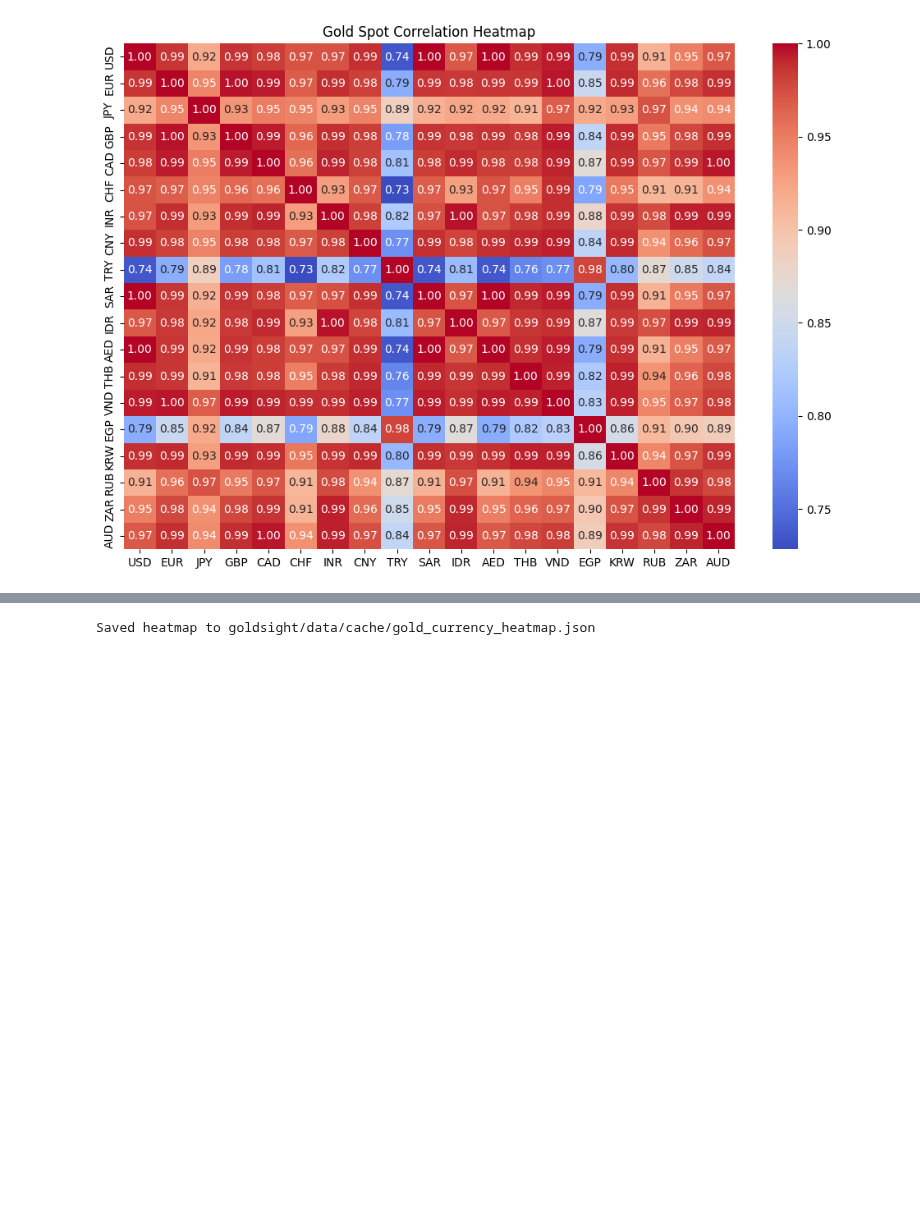
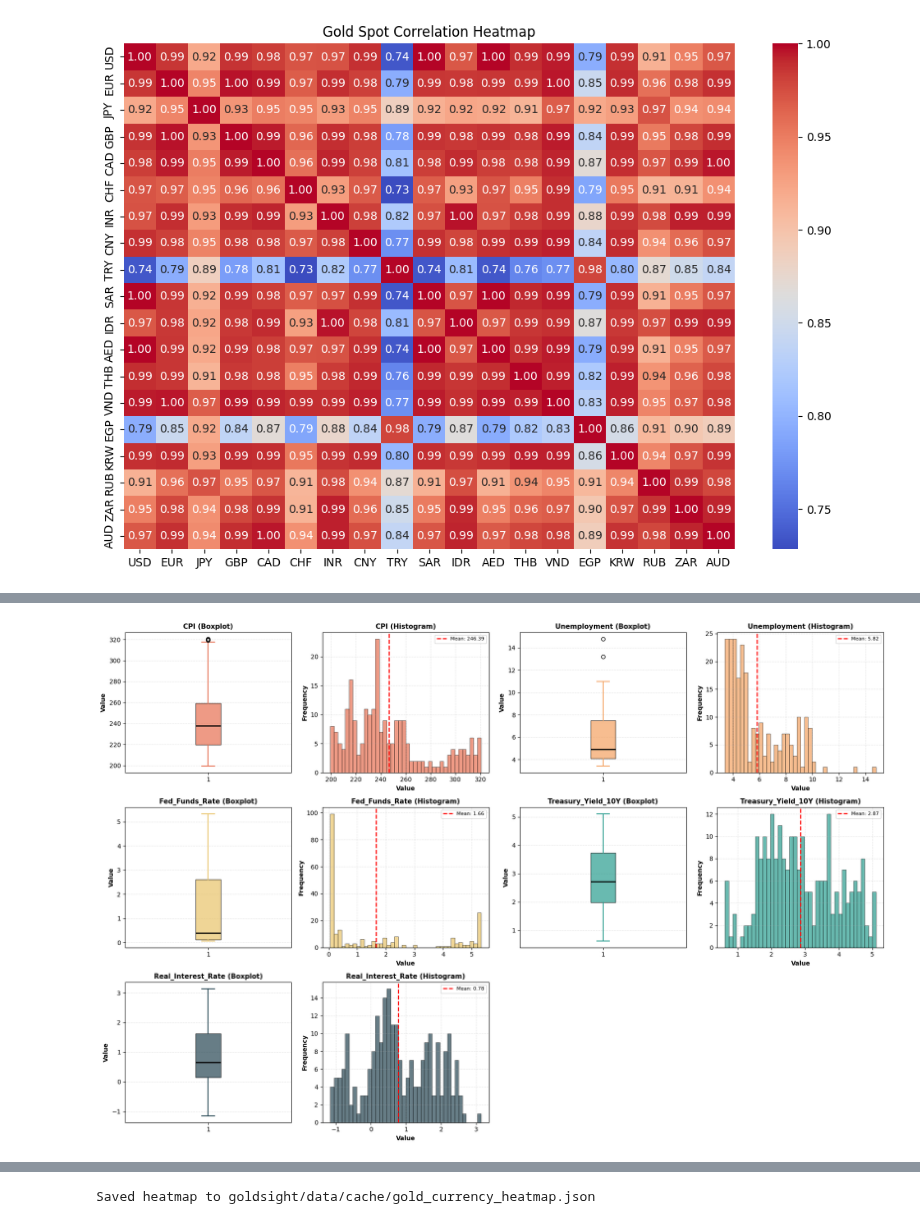
Before and after one commit to HuyPham171-hub/gold-price-prediction, a Jupyter notebook: notebooks/explore.ipynb, the cells around one changed output, grey strips where cells are left out. Cells and saved outputs as stored; diff of their text form; code cells hidden in the pictures; blank space fills up the shorter version.

```diff
--- a/notebooks/explore.ipynb
+++ b/notebooks/explore.ipynb
@@ -181,0 +304,40 @@ plt.show()
+# %%
+# 5. Macroeconomic Indicators Distribution
+macro_features = ['CPI', 'Unemployment', 'Fed_Funds_Rate', 'Treasury_Yield_10Y', 'Real_Interest_Rate']
+macro_colors = ['#E76F51', '#F4A261', '#E9C46A', '#2A9D8F', '#264653']
+
+fig, axes = plt.subplots(3, 4, figsize=(18, 12))
+
+for idx, (feature, color) in enumerate(zip(macro_features, macro_colors)):
+    row, col = divmod(idx * 2, 4)
+
+    if row < 3 and col < 4:
+        axes[row, col].boxplot(combined[feature].dropna(), vert=True, patch_artist=True,
+                               boxprops=dict(facecolor=color, alpha=0.7),
+                               medianprops=dict(color='black', linewidth=2),
+                               whiskerprops=dict(color=color, linewidth=1.5),
+                               capprops=dict(color=color, linewidth=1.5))
+        axes[row, col].set_ylabel('Value', fontsize=10, fontweight='bold')
+        axes[row, col].set_title(f'{feature} (Boxplot)', fontsize=11, fontweight='bold')
+        axes[row, col].grid(axis='y', alpha=0.3, linestyle='--')
+
+    row_hist, col_hist = divmod(idx * 2 + 1, 4)
+    if row_hist < 3 and col_hist < 4:
+        axes[row_hist, col_hist].hist(combined[feature].dropna(), bins=40, color=color, alpha=0.7,
+                                      edgecolor='black', linewidth=0.6)
+        axes[row_hist, col_hist].axvline(combined[feature].mean(), color='red', linestyle='--',
+                                         linewidth=1.8, label=f"Mean: {combined[feature].mean():.2f}")
+        axes[row_hist, col_hist].set_xlabel('Value', fontsize=10, fontweight='bold')
+        axes[row_hist, col_hist].set_ylabel('Frequency', fontsize=10, fontweight='bold')
+        axes[row_hist, col_hist].set_title(f'{feature} (Histogram)', fontsize=11, fontweight='bold')
+        axes[row_hist, col_hist].legend(loc='upper right', fontsize=8)
+        axes[row_hist, col_hist].grid(alpha=0.3, linestyle='--')
+
+for i in range(2, 4):
+    axes[2, i].axis('off')
+
+plt.tight_layout()
+plt.savefig(RESULT_DIR / "macro_distributions.png", dpi=300, bbox_inches='tight')
+plt.show()
+# %% [output]
+[figure, added]
```
Also changed, not shown: parts of 8 cells of this notebook, 29 other files.
